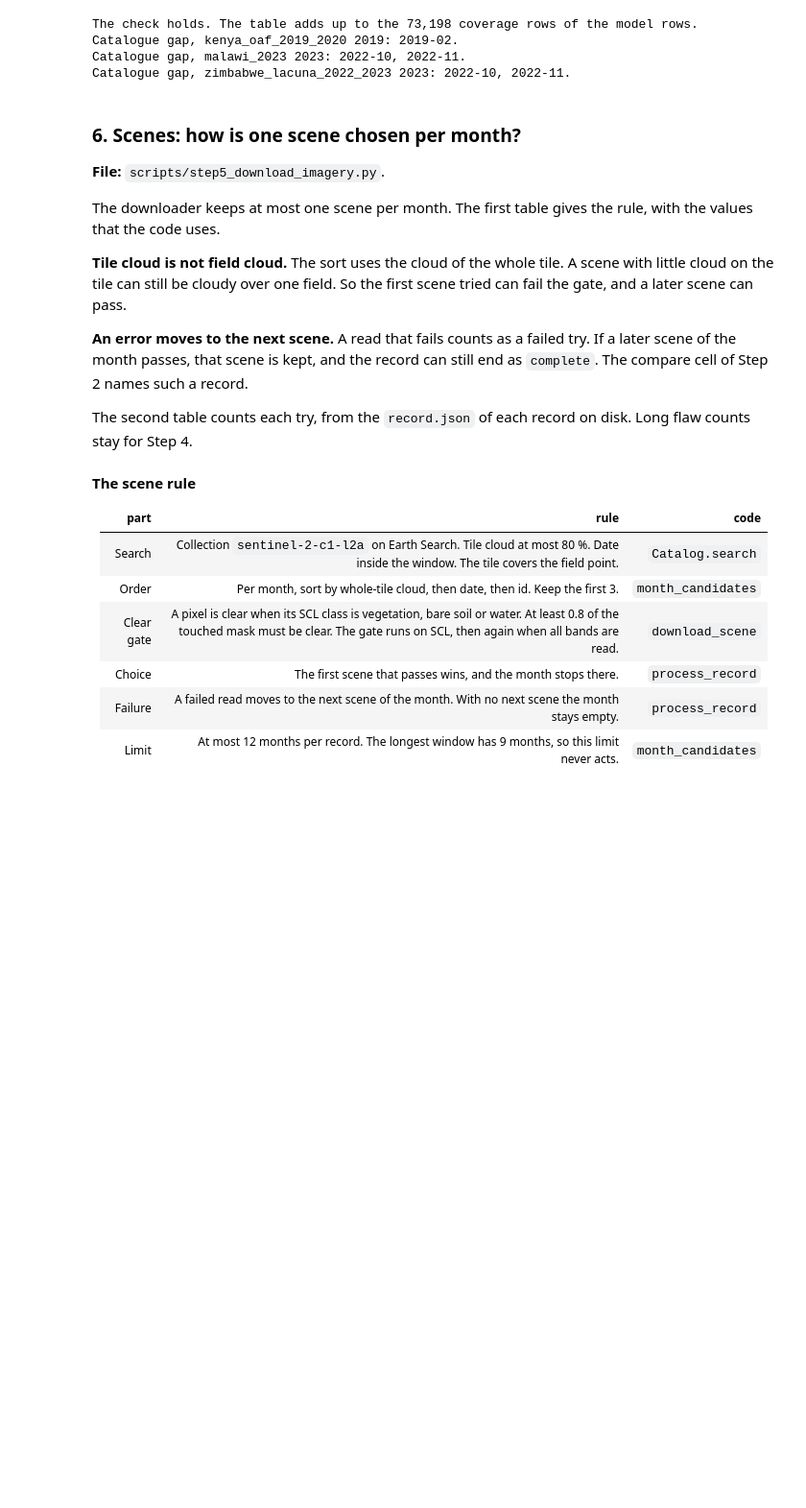
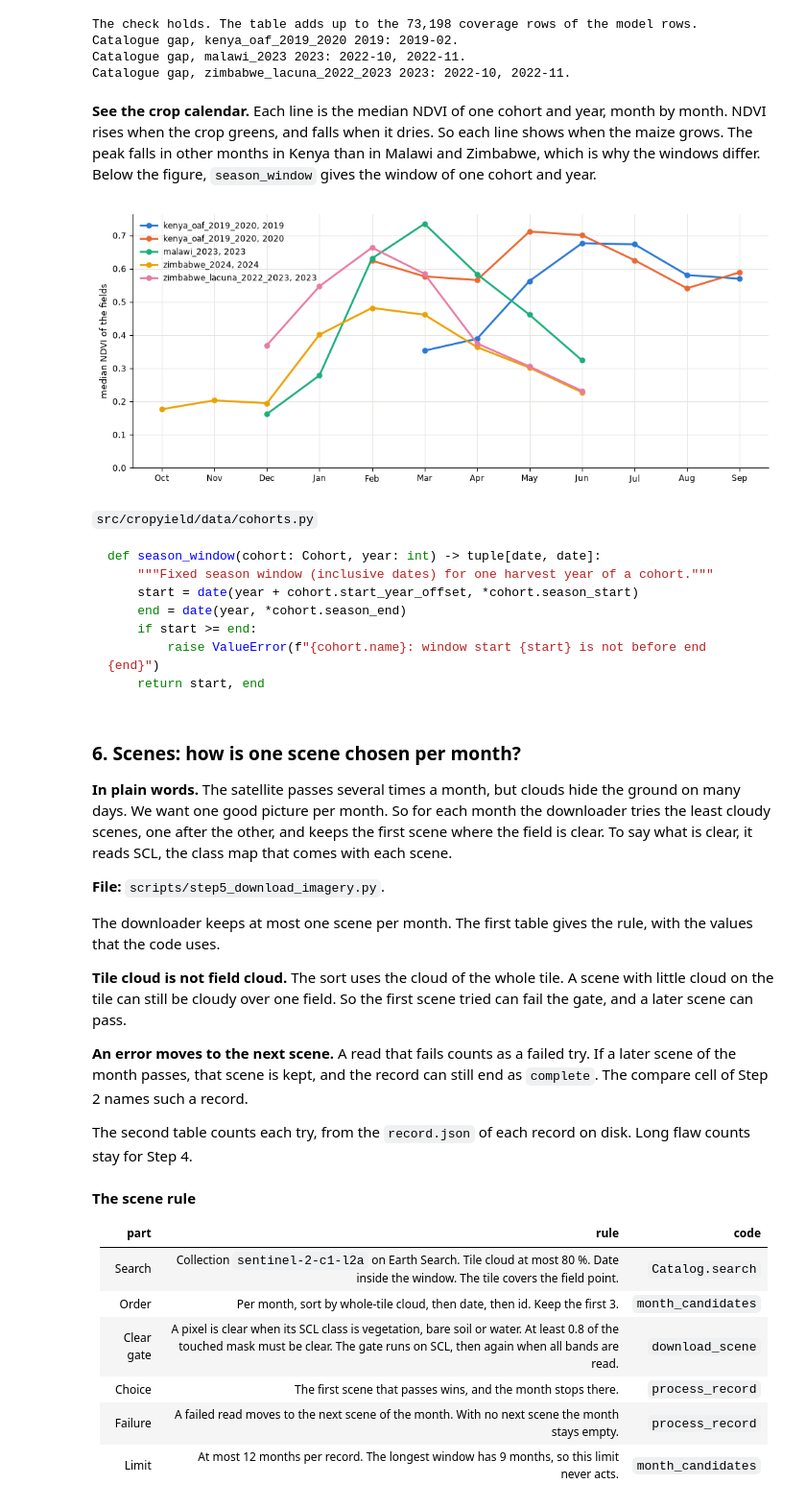
Before and after one commit to FelixYu120/DSC-291-Final-Project, a Jupyter notebook: notebooks/data_guide.ipynb, the cells around one changed output. Shown at 96% size. Drawn from its saved outputs; the diff is of its cells as text; code cells hidden in the pictures; blank space fills up the shorter version.

````diff
--- a/notebooks/data_guide.ipynb
+++ b/notebooks/data_guide.ipynb
@@ -1019,8 +1277,44 @@ The check holds. The table adds up to the 73,198 coverage rows of the model rows
 Catalogue gap, kenya_oaf_2019_2020 2019: 2019-02.
 Catalogue gap, malawi_2023 2023: 2022-10, 2022-11.
 Catalogue gap, zimbabwe_lacuna_2022_2023 2023: 2022-10, 2022-11.
+# %% [markdown]
+**See the crop calendar.** Each line is the median NDVI of one cohort and year, month by month. NDVI rises when the crop greens, and falls when it dries. So each line shows when the maize grows. The peak falls in other months in Kenya than in Malawi and Zimbabwe, which is why the windows differ. Below the figure, `season_window` gives the window of one cohort and year.
+# %%
+if HAS_DB:
+    season_order = [10, 11, 12, *range(1, 10)]
+    curves = sql('''SELECT v.cohort, v.season_year::VARCHAR AS year, m.month, median(m.ndvi) AS ndvi
+                    FROM vegetation_indices m JOIN labels_v1 v USING (obs_id)
+                    WHERE v.include_primary AND m.ndvi IS NOT NULL GROUP BY ALL ORDER BY 1, 2, 3''')
+    curves["place"] = curves["month"].str[5:].astype(int).map(season_order.index)
+    figure, axis = plt.subplots(figsize=(10, 4.2))
+    for ((cohort, year), rows), colour in zip(curves.groupby(["cohort", "year"]), ("#2a78d6", "#eb6834", "#1baf7a", "#eda100", "#e87ba4")):
+        axis.plot(rows["place"], rows["ndvi"], marker="o", markersize=5, linewidth=2, color=colour, label=f"{cohort}, {year}")
+    axis.set_xticks(range(len(season_order)), [month_abbr[month] for month in season_order])
+    axis.set_ylim(bottom=0)
+    axis.set_ylabel("median NDVI of the fields", fontsize=9)
+    axis.legend(frameon=False, fontsize=8.5, loc="upper left")
+    tidy(axis)
+    finish(figure)
+else:
+    say_missing()
+show_code("src/cropyield/data/cohorts.py", "season_window")
+# %% [output]
+[figure, added]
+`src/cropyield/data/cohorts.py`
+
+```python
+def season_window(cohort: Cohort, year: int) -> tuple[date, date]:
+    """Fixed season window (inclusive dates) for one harvest year of a cohort."""
+    start = date(year + cohort.start_year_offset, *cohort.season_start)
+    end = date(year, *cohort.season_end)
+    if start >= end:
+        raise ValueError(f"{cohort.name}: window start {start} is not before end {end}")
+    return start, end
+```
 # %% [markdown]
 ### 6. Scenes: how is one scene chosen per month?
+
+**In plain words.** The satellite passes several times a month, but clouds hide the ground on many days. We want one good picture per month. So for each month the downloader tries the least cloudy scenes, one after the other, and keeps the first scene where the field is clear. To say what is clear, it reads SCL, the class map that comes with each scene.
 
 **File:** `scripts/step5_download_imagery.py`.
 
````
Also changed, not shown: parts of 72 cells of this notebook.
